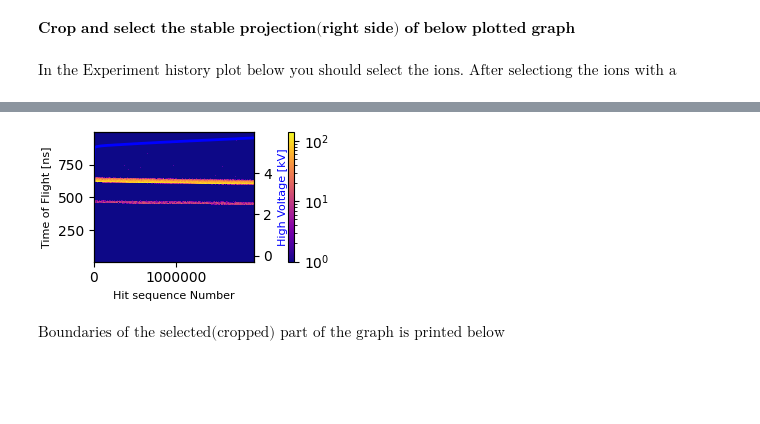
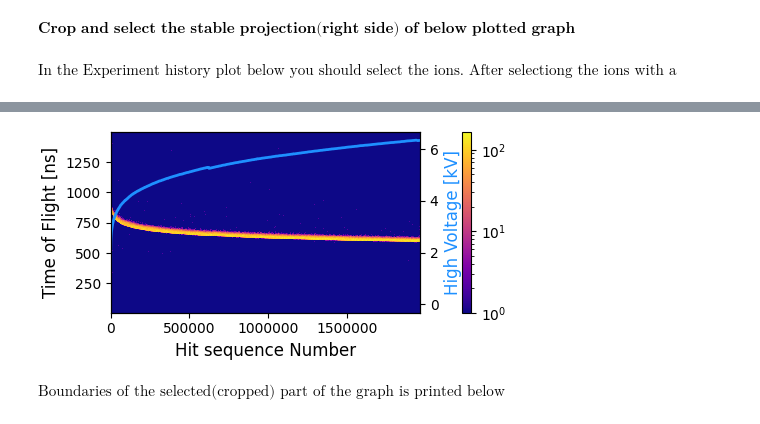
Before and after one commit to mmonajem/pyoxcart, a Jupyter notebook: pyccapt/calibration/tutorials/jupyter_files/01_data_load_crop.ipynb, the cells around one changed output, grey strips where cells are left out. Cells and saved outputs as stored; diff of their text form; code cells hidden in the pictures; blank space fills up the shorter version.

```diff
--- a/pyccapt/calibration/tutorials/jupyter_files/01_data_load_crop.ipynb
+++ b/pyccapt/calibration/tutorials/jupyter_files/01_data_load_crop.ipynb
@@ -128,7 +128,7 @@ The number of data over max_tof: 5793
 # %%
-data_loadcrop.plot_crop_experimetn_history(dld_group_storage, max_tof=1000, save_name = variables.result_path + '//ex_hist_' + dataset_name, figure_size=(7.5/2.54, 4.5/2.54))
+data_loadcrop.plot_crop_experimetn_history(dld_group_storage, max_tof=1500, save_name = variables.result_path + '//ex_hist_' + dataset_name, figure_size=(12/2.54, 6/2.54))
 # %% [output]
-[figure, old version]
+[figure, new version]
 # %% [markdown]
 $\text{Boundaries of the selected(cropped) part of the graph is printed below}$
 # %%
```
Also changed, not shown: parts of 3 cells of this notebook, 6 other files.
